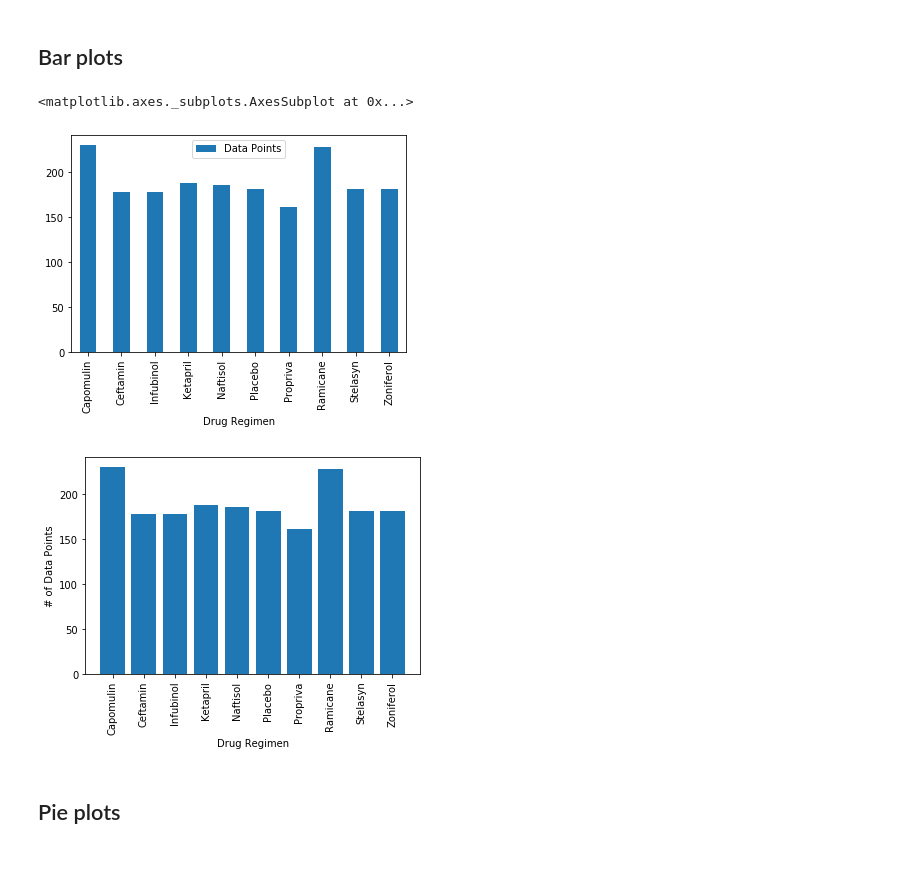
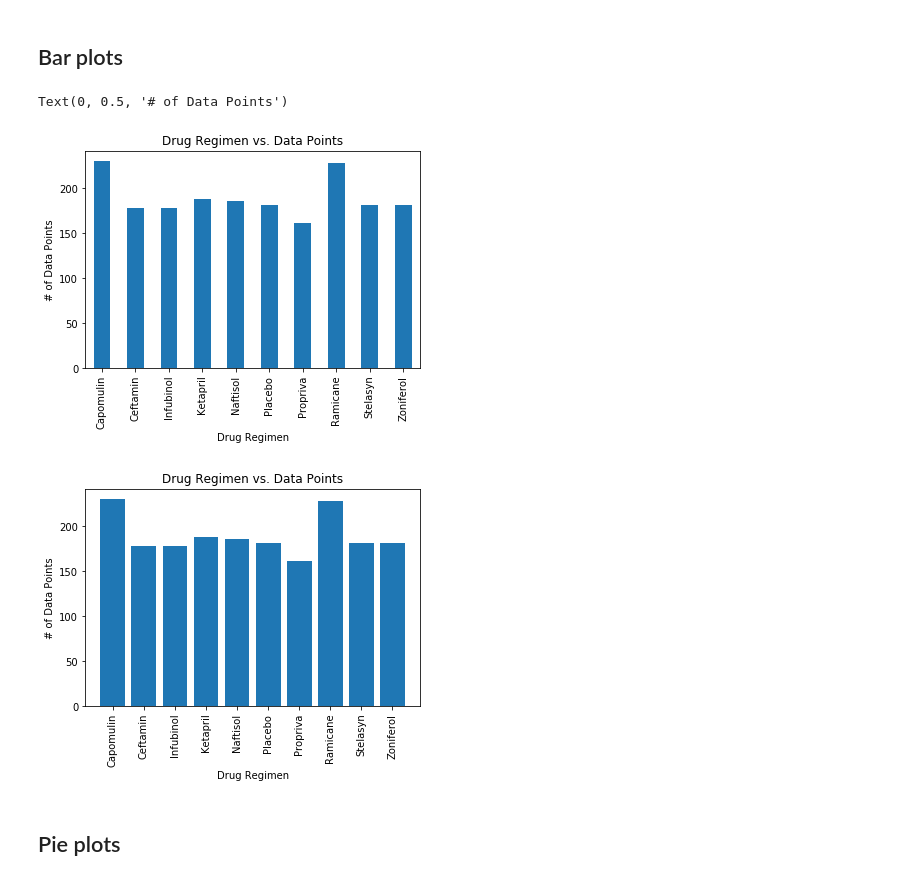
Before and after one commit to djbailey20/Homework, a Jupyter notebook: Week 5/Pymaceuticals/pymaceuticals_starter.ipynb, the cells around one changed output. Cells and saved outputs as stored; diff of their text form; code cells hidden in the pictures.

```diff
--- a/Week 5/Pymaceuticals/pymaceuticals_starter.ipynb
+++ b/Week 5/Pymaceuticals/pymaceuticals_starter.ipynb
@@ -59,20 +63,22 @@ mousegrouped
 # Generate a bar plot showing number of data points for each treatment regimen using pandas
 barplotdata=fulldata.groupby("Drug Regimen")["Mouse ID"].count().to_frame()
 barplotdata.rename(columns={"Mouse ID":"Data Points"}, inplace=True)
-barplotdata.plot(kind="bar")
+ax=barplotdata.plot(kind="bar",legend=False,title="Drug Regimen vs. Data Points")
+ax.set_ylabel("# of Data Points")
 # %% [output]
-<matplotlib.axes._subplots.AxesSubplot at 0x...>
+Text(0, 0.5, '# of Data Points')
-[figure, old version]
+[figure, new version]
 # %%
 # Generate a bar plot showing number of data points for each treatment regimen using pyplot
 pybardata=barplotdata.reset_index(drop=False)
 plt.bar(pybardata["Drug Regimen"],pybardata["Data Points"])
 plt.xticks(rotation=90)
 plt.xlabel("Drug Regimen")
 plt.ylabel("# of Data Points")
+plt.title("Drug Regimen vs. Data Points")
 plt.show()
 # %% [output]
-[figure, old version]
+[figure, new version]
 # %% [markdown]
 ## Pie plots
 # %%
```
Also changed, not shown: parts of 8 cells of this notebook.
